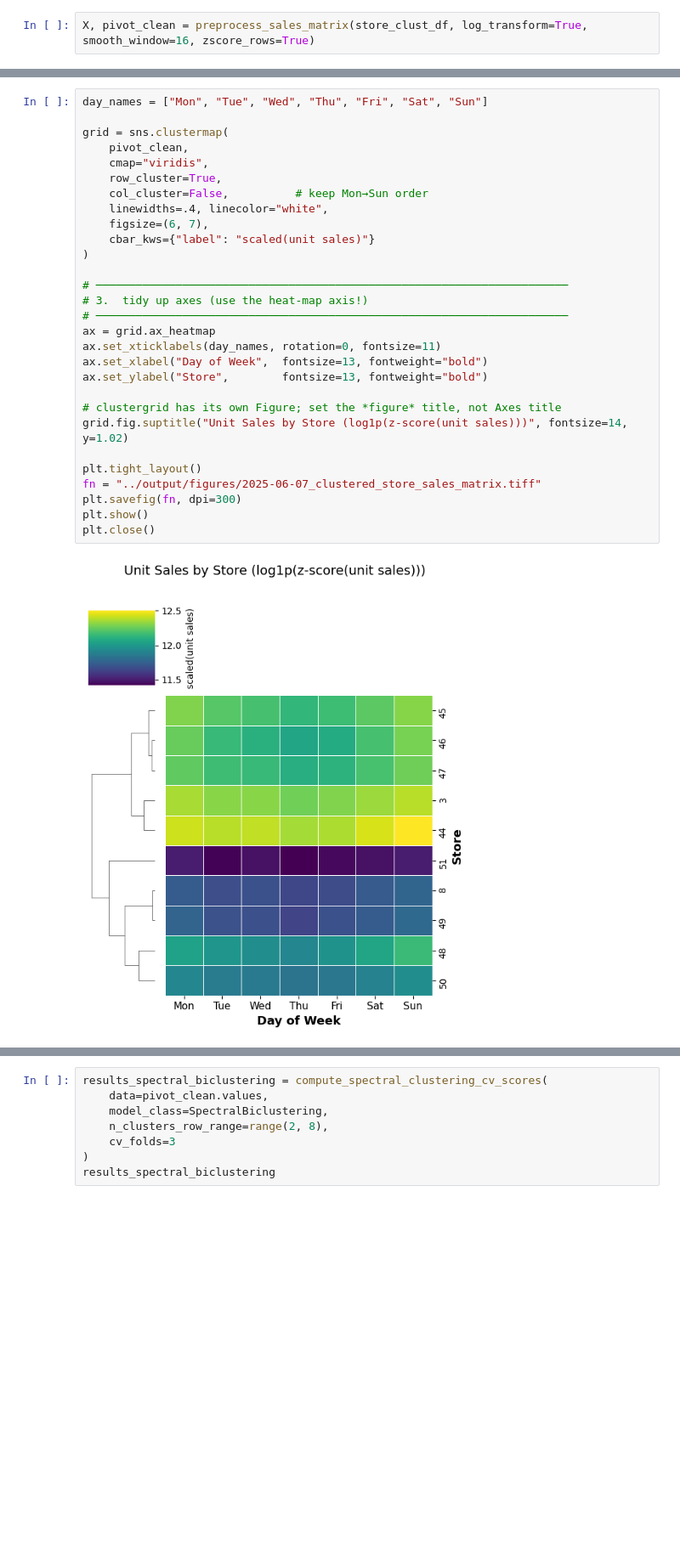
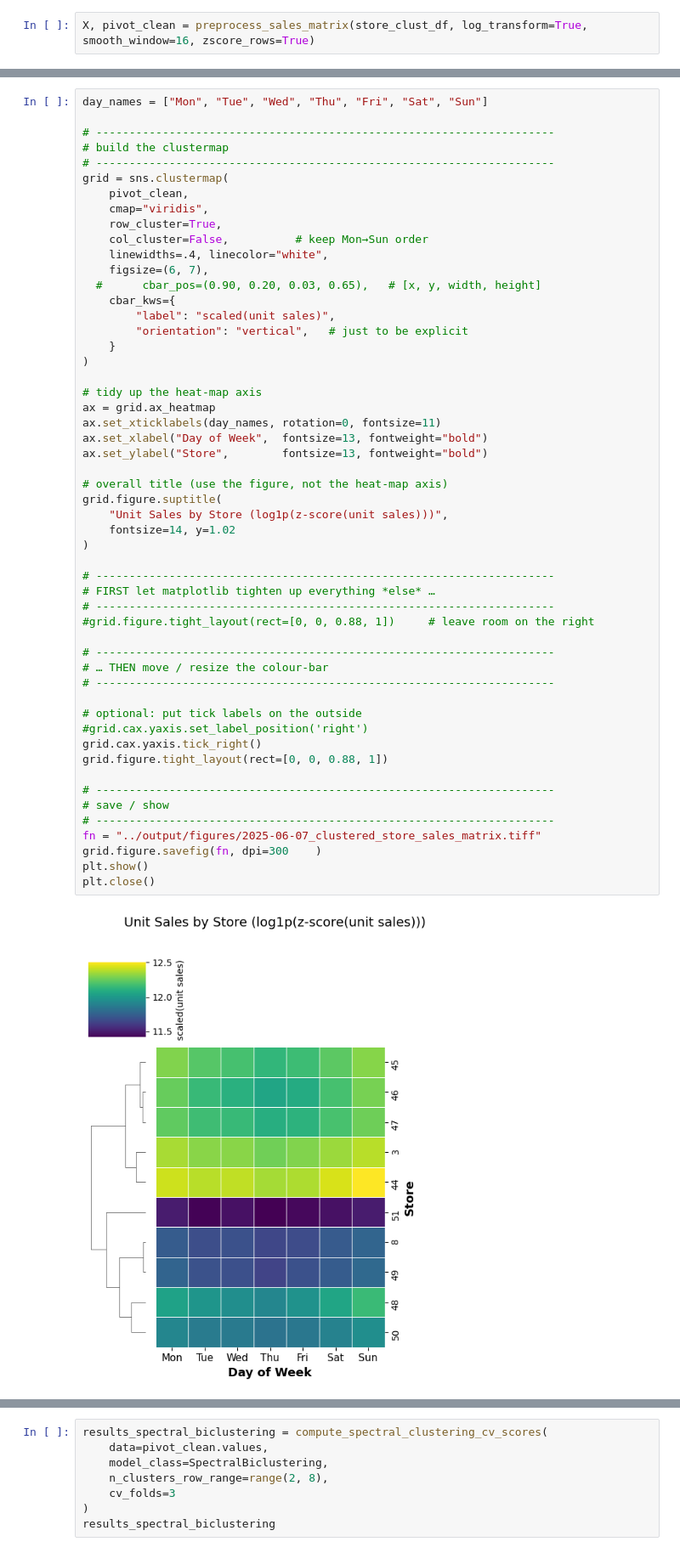
Before and after one commit to ygrepo/kaggle_favorita_grocery_sales_forecasting, a Jupyter notebook: notebook/clustering.ipynb, the cells around one changed output, grey strips where cells are left out. Shown at 85% size. Drawn from its saved outputs; the diff is of its cells as text; blank space fills up the shorter version.

```diff
--- a/notebook/clustering.ipynb
+++ b/notebook/clustering.ipynb
@@ -117,34 +132,58 @@ plt.close()
 # %%
 day_names = ["Mon", "Tue", "Wed", "Thu", "Fri", "Sat", "Sun"]
 
+# ---------------------------------------------------------------------
+# build the clustermap
+# ---------------------------------------------------------------------
 grid = sns.clustermap(
     pivot_clean,
     cmap="viridis",
     row_cluster=True,
     col_cluster=False,          # keep Mon→Sun order
     linewidths=.4, linecolor="white",
     figsize=(6, 7),
-    cbar_kws={"label": "scaled(unit sales)"}
+  #      cbar_pos=(0.90, 0.20, 0.03, 0.65),   # [x, y, width, height]
+    cbar_kws={
+        "label": "scaled(unit sales)",
+        "orientation": "vertical",   # just to be explicit
+    }
 )
 
-# ───────────────────────────────────────────────────────────────────────
-# 3.  tidy up axes (use the heat‑map axis!)
-# ───────────────────────────────────────────────────────────────────────
+# tidy up the heat‑map axis
 ax = grid.ax_heatmap
 ax.set_xticklabels(day_names, rotation=0, fontsize=11)
 ax.set_xlabel("Day of Week",  fontsize=13, fontweight="bold")
 ax.set_ylabel("Store",        fontsize=13, fontweight="bold")
 
-# clustergrid has its own Figure; set the *figure* title, not Axes title
-grid.fig.suptitle("Unit Sales by Store (log1p(z‑score(unit sales)))", fontsize=14, y=1.02)
+# overall title (use the figure, not the heat‑map axis)
+grid.figure.suptitle(
+    "Unit Sales by Store (log1p(z‑score(unit sales)))",
+    fontsize=14, y=1.02
+)
 
-plt.tight_layout()
+# ---------------------------------------------------------------------
+# FIRST let matplotlib tighten up everything *else* …
+# ---------------------------------------------------------------------
+#grid.figure.tight_layout(rect=[0, 0, 0.88, 1])     # leave room on the right
+
+# ---------------------------------------------------------------------
+# … THEN move / resize the colour‑bar
+# ---------------------------------------------------------------------
+
+# optional: put tick labels on the outside
+#grid.cax.yaxis.set_label_position('right')
+grid.cax.yaxis.tick_right()
+grid.figure.tight_layout(rect=[0, 0, 0.88, 1])
+
+# ---------------------------------------------------------------------
+# save / show
+# ---------------------------------------------------------------------
 fn = "../output/figures/2025-06-07_clustered_store_sales_matrix.tiff"
-plt.savefig(fn, dpi=300)
+grid.figure.savefig(fn, dpi=300    )
 plt.show()
 plt.close()
 # %% [output]
-[figure, old version]
+[figure, new version]
 # %%
 results_spectral_clustering = compute_spectral_clustering_cv_scores(
     data=pivot_clean.values,
```
Also changed, not shown: parts of 29 cells of this notebook, 4 other files.
